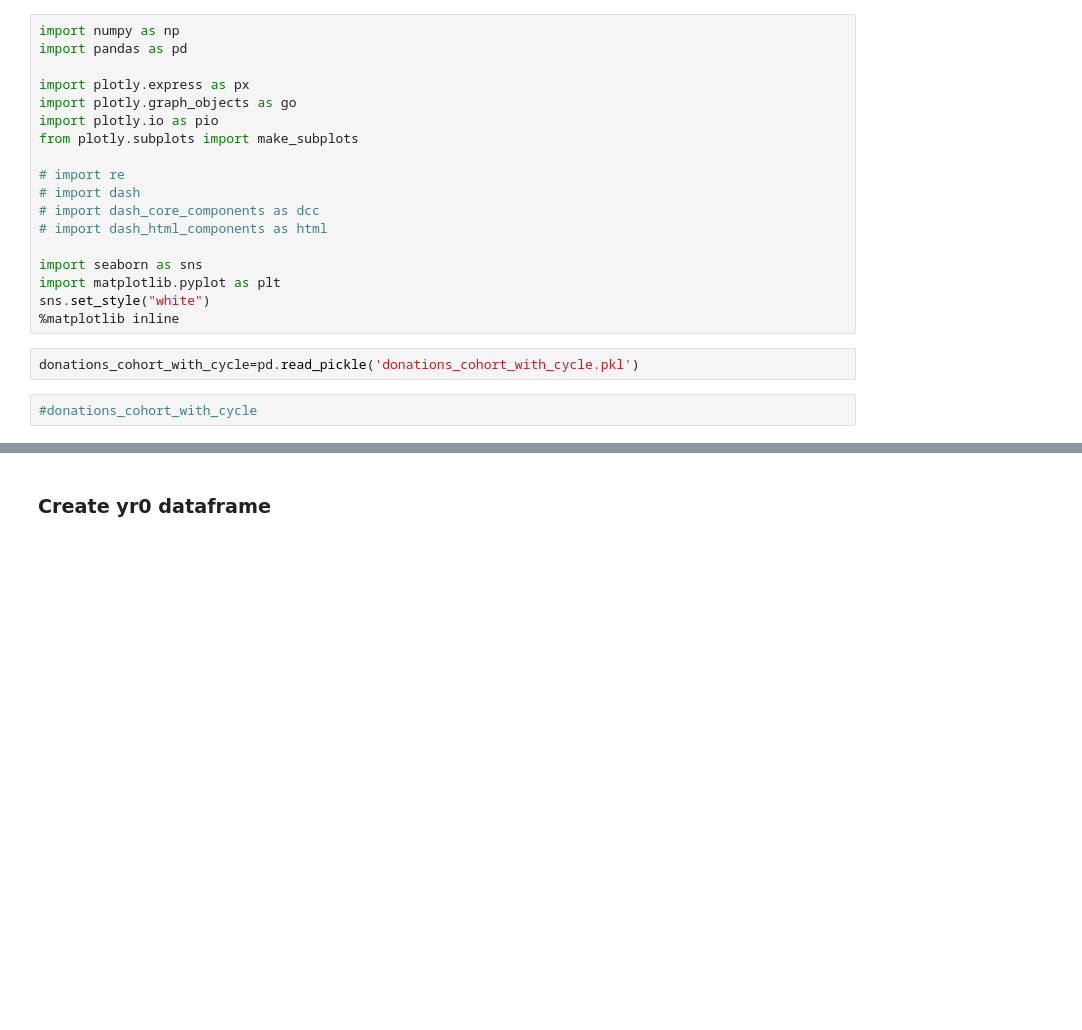
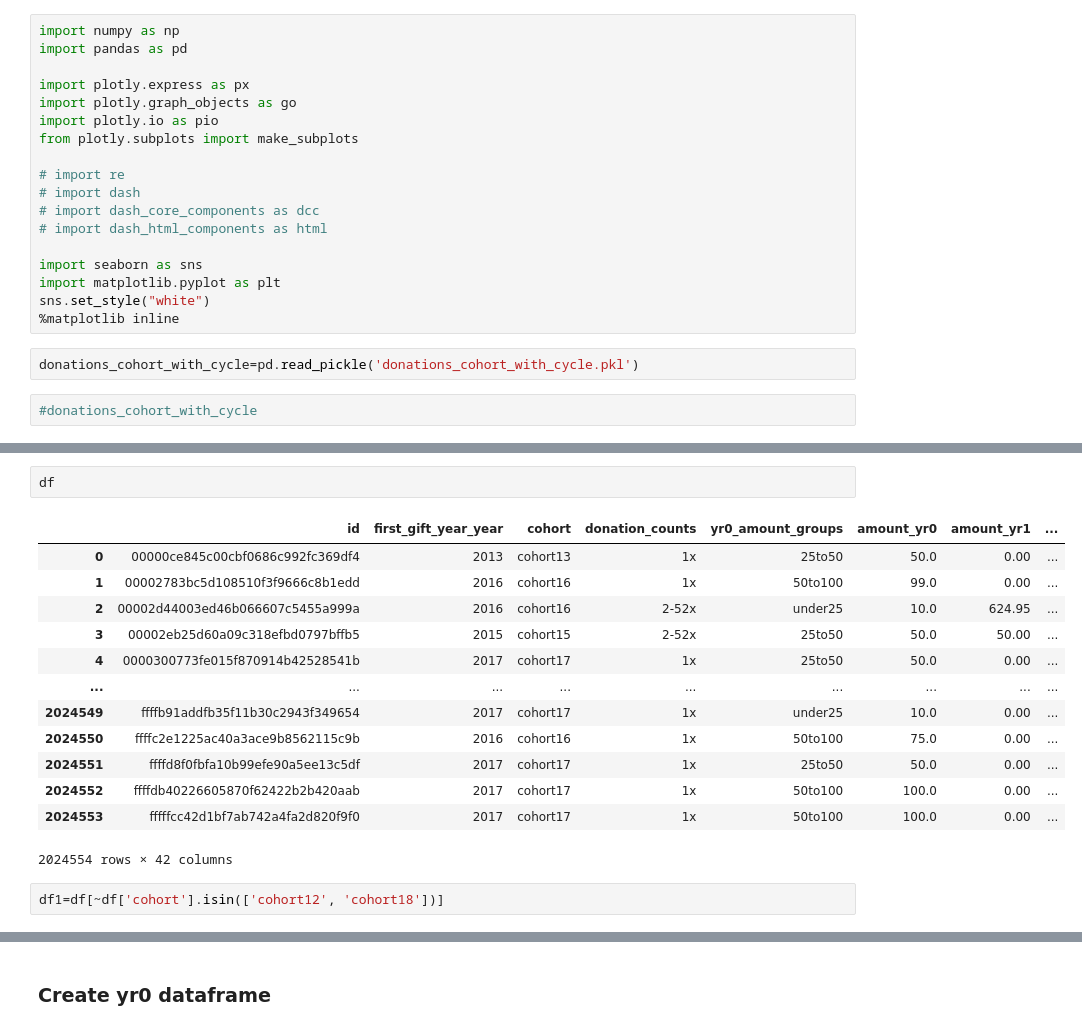
Before and after one commit to erinmarieanderson/donations_part_II, a Jupyter notebook: notebooks/11b_create_dataframes_by_year_with_new_dataset.ipynb, the cells around one changed output, grey strips where cells are left out. Saved outputs shown, nothing was run; the diff lists cells and outputs as text; blank space fills up the shorter version.

```diff
--- a/notebooks/11b_create_dataframes_by_year_with_new_dataset.ipynb
+++ b/notebooks/11b_create_dataframes_by_year_with_new_dataset.ipynb
@@ -120,0 +89,18 @@ df=donations_cohort_with_cycle[['id',
+# %%
+df
+# %% [output]
+|  | id | first_gift_year_year | cohort | donation_counts | yr0_amount_groups | amount_yr0 | amount_yr1 | ... |
+| 0 | 00000ce845c00cbf0686c992fc369df4 | 2013 | cohort13 | 1x | 25to50 | 50.0 | 0.00 | ... |
+| 1 | 00002783bc5d108510f3f9666c8b1edd | 2016 | cohort16 | 1x | 50to100 | 99.0 | 0.00 | ... |
+| 2 | 00002d44003ed46b066607c5455a999a | 2016 | cohort16 | 2-52x | under25 | 10.0 | 624.95 | ... |
+| 3 | 00002eb25d60a09c318efbd0797bffb5 | 2015 | cohort15 | 2-52x | 25to50 | 50.0 | 50.00 | ... |
+| 4 | 0000300773fe015f870914b42528541b | 2017 | cohort17 | 1x | 25to50 | 50.0 | 0.00 | ... |
+| ... | ... | ... | ... | ... | ... | ... | ... | ... |
+| 2024549 | ffffb91addfb35f11b30c2943f349654 | 2017 | cohort17 | 1x | under25 | 10.0 | 0.00 | ... |
+| 2024550 | ffffc2e1225ac40a3ace9b8562115c9b | 2016 | cohort16 | 1x | 50to100 | 75.0 | 0.00 | ... |
+| 2024551 | ffffd8f0fbfa10b99efe90a5ee13c5df | 2017 | cohort17 | 1x | 25to50 | 50.0 | 0.00 | ... |
+| 2024552 | ffffdb40226605870f62422b2b420aab | 2017 | cohort17 | 1x | 50to100 | 100.0 | 0.00 | ... |
+| 2024553 | fffffcc42d1bf7ab742a4fa2d820f9f0 | 2017 | cohort17 | 1x | 50to100 | 100.0 | 0.00 | ... |
+2024554 rows × 42 columns
+# %%
+df1=df[~df['cohort'].isin(['cohort12', 'cohort18'])]
```
Also changed, not shown: parts of 74 cells of this notebook.
